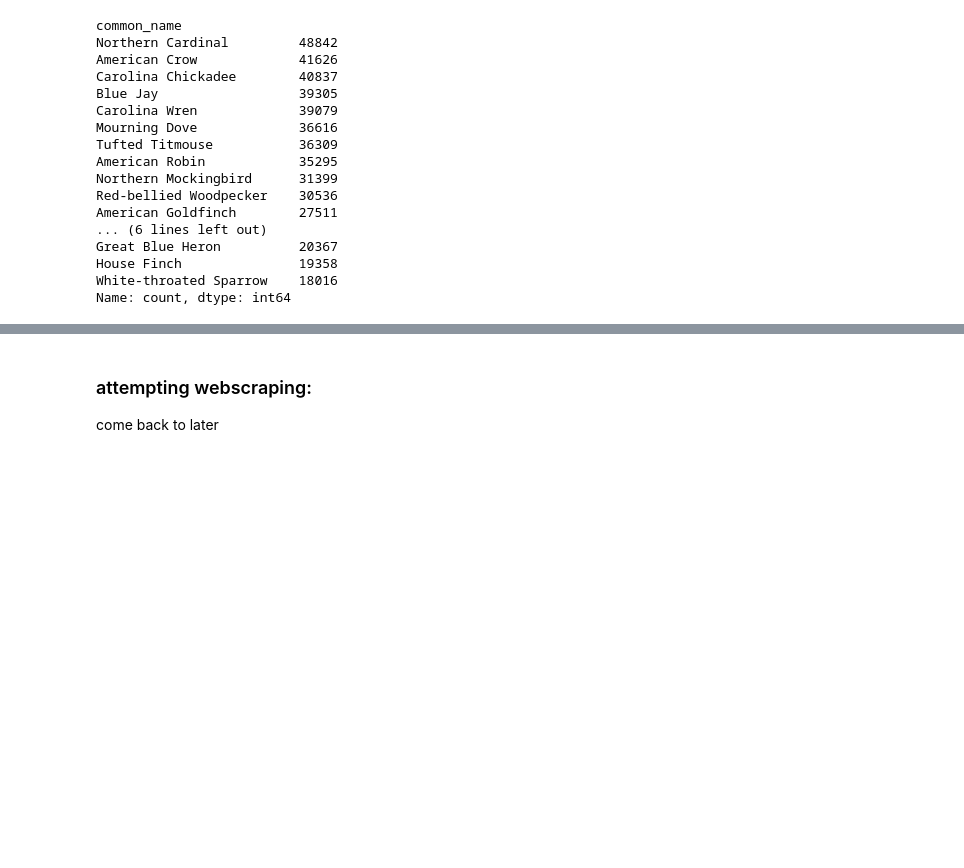
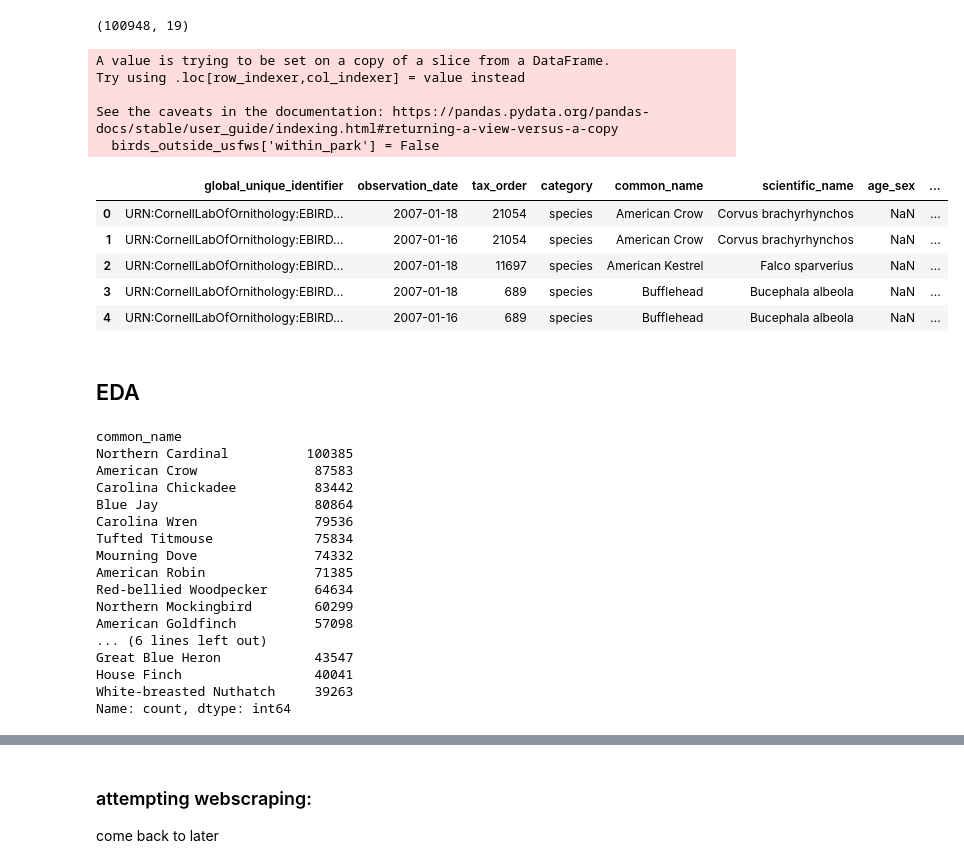
Before and after one commit to danileahacker/NSS-Capstone-Dani-Hacker, a Jupyter notebook: scripts/danih_capstone_eda.ipynb, the cells around one changed output, grey strips where cells are left out. Drawn from its saved outputs; the diff is of its cells as text; code cells hidden in the pictures; blank space fills up the shorter version.

```diff
--- a/scripts/danih_capstone_eda.ipynb
+++ b/scripts/danih_capstone_eda.ipynb
@@ -138,22 +76,53 @@ birds_outside_usfws.drop(columns=['usfws_code', 'iba_code'])
+# %%
+# creating subset of birds sighted within usfws polygon:
+birds_usfws = birds.loc[~birds.usfws_code.isna()]
+
+# joining birds_usfws with usfws codes
+birds_usfws = pd.merge(birds_usfws, usfws_codes, on='usfws_code', how='left')
+
+birds_usfws.shape
+# %% [output]
+(100948, 19)
+# %%
+# creating separate list of sightings outside of USFWS regions
+birds_outside_usfws = birds.loc[birds.usfws_code.isna()]
+birds_outside_usfws.drop(columns=['usfws_code', 'iba_code'])
+birds_outside_usfws['within_park'] = False
+
+birds_outside_usfws.head()
+# %% [output]
+A value is trying to be set on a copy of a slice from a DataFrame.
+Try using .loc[row_indexer,col_indexer] = value instead
+
+See the caveats in the documentation: https://pandas.pydata.org/pandas-docs/stable/user_guide/indexing.html#returning-a-view-versus-a-copy
+  birds_outside_usfws['within_park'] = False
+|  | global_unique_identifier | observation_date | tax_order | category | common_name | scientific_name | age_sex | ... |
+| 0 | URN:CornellLabOfOrnithology:EBIRD... | 2007-01-18 | 21054 | species | American Crow | Corvus brachyrhynchos | NaN | ... |
+| 1 | URN:CornellLabOfOrnithology:EBIRD... | 2007-01-16 | 21054 | species | American Crow | Corvus brachyrhynchos | NaN | ... |
+| 2 | URN:CornellLabOfOrnithology:EBIRD... | 2007-01-18 | 11697 | species | American Kestrel | Falco sparverius | NaN | ... |
+| 3 | URN:CornellLabOfOrnithology:EBIRD... | 2007-01-18 | 689 | species | Bufflehead | Bucephala albeola | NaN | ... |
+| 4 | URN:CornellLabOfOrnithology:EBIRD... | 2007-01-16 | 689 | species | Bufflehead | Bucephala albeola | NaN | ... |
+# %% [markdown]
+## EDA
 # %%
-short_birds.common_name.value_counts().head(20)
+birds.common_name.value_counts().head(20)
 # %% [output]
 common_name
-Northern Cardinal         48842
-American Crow             41626
-Carolina Chickadee        40837
-Blue Jay                  39305
-Carolina Wren             39079
-Mourning Dove             36616
-Tufted Titmouse           36309
-American Robin            35295
-Northern Mockingbird      31399
-Red-bellied Woodpecker    30536
-American Goldfinch        27511
+Northern Cardinal          100385
+American Crow               87583
+Carolina Chickadee          83442
+Blue Jay                    80864
+Carolina Wren               79536
+Tufted Titmouse             75834
+Mourning Dove               74332
+American Robin              71385
+Red-bellied Woodpecker      64634
+Northern Mockingbird        60299
+American Goldfinch          57098
 ... (6 lines left out)
-Great Blue Heron          20367
-House Finch               19358
-White-throated Sparrow    18016
+Great Blue Heron            43547
+House Finch                 40041
+White-breasted Nuthatch     39263
 Name: count, dtype: int64
 # %%
 birds_usfws.common_name.value_counts().head(30)
```
Also changed, not shown: parts of 14 cells of this notebook, 1 other file.
